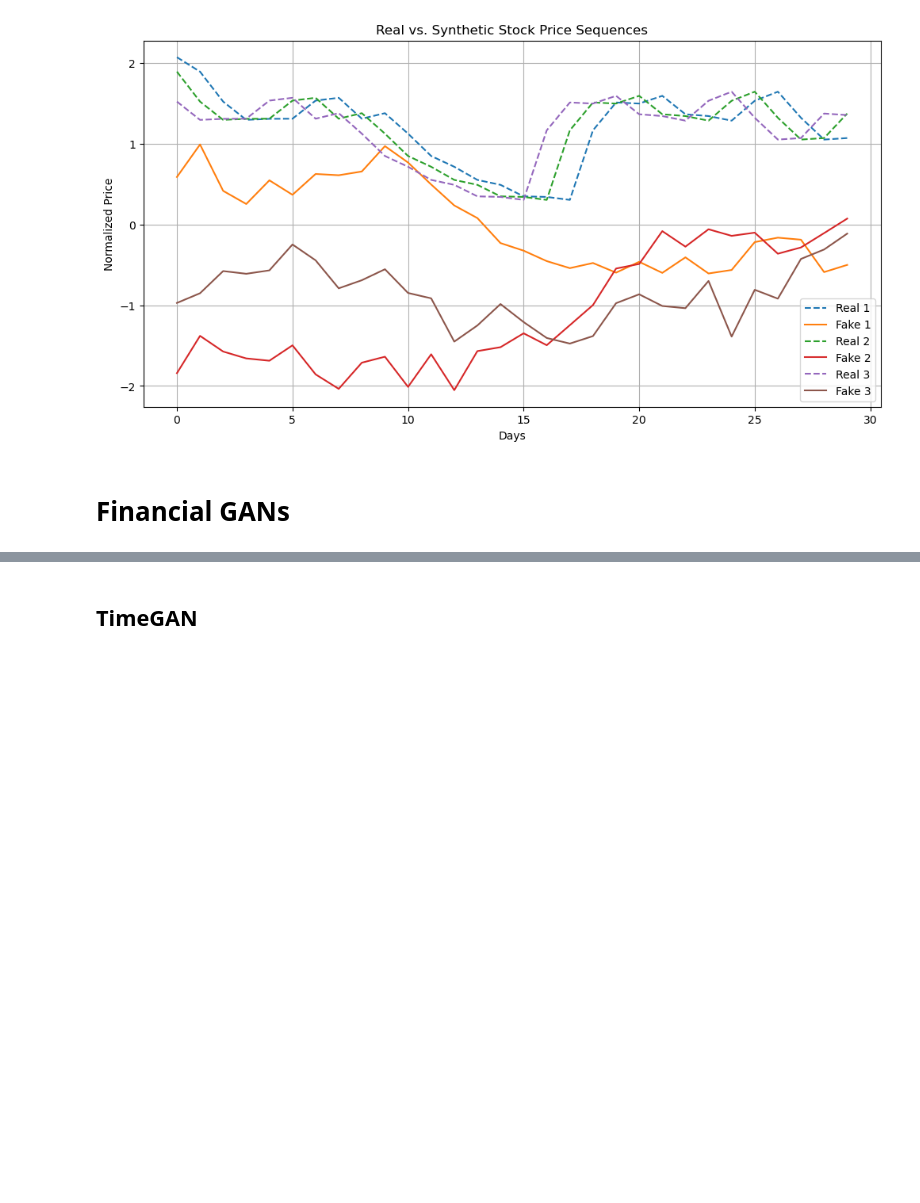
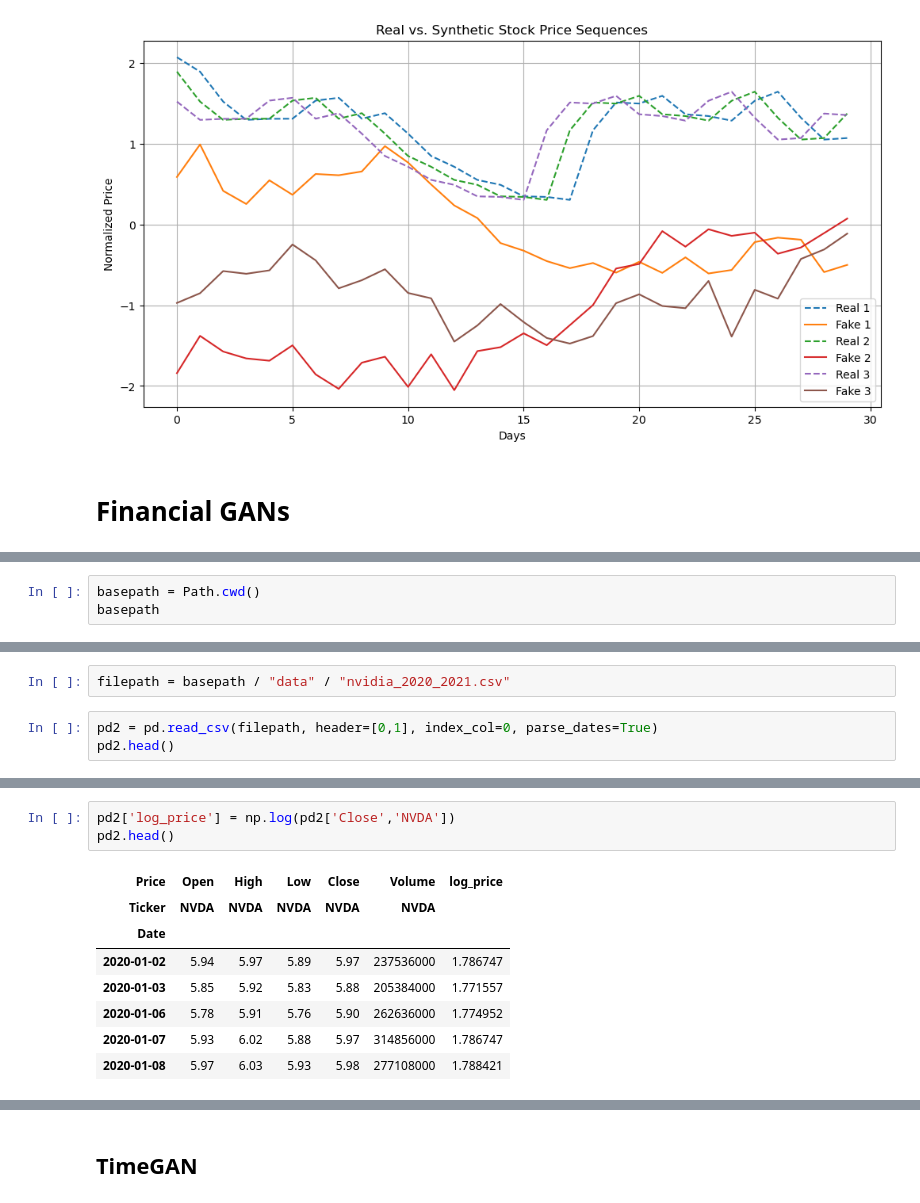
Before and after one commit to victorsobottka/bse-thesis-synthetic-data, a Jupyter notebook: GANs.ipynb, the cells around one changed output, grey strips where cells are left out. Cells and saved outputs as stored; diff of their text form; blank space fills up the shorter version.

```diff
--- a/GANs.ipynb
+++ b/GANs.ipynb
@@ -363,0 +400,3 @@ plt.show()
+# %%
+basepath = Path.cwd()
+basepath
@@ -363,0 +405,5 @@ plt.show()
+# %%
+filepath = basepath / "data" / "nvidia_2020_2021.csv"
+# %%
+pd2 = pd.read_csv(filepath, header=[0,1], index_col=0, parse_dates=True)
+pd2.head()
@@ -363,0 +419,12 @@ plt.show()
+# %%
+pd2['log_price'] = np.log(pd2['Close','NVDA'])
+pd2.head()
+# %% [output]
+| Price | Open | High | Low | Close | Volume | log_price |
+| Ticker | NVDA | NVDA | NVDA | NVDA | NVDA |  |
+| Date |  |  |  |  |  |  |
+| 2020-01-02 | 5.94 | 5.97 | 5.89 | 5.97 | 237536000 | 1.786747 |
+| 2020-01-03 | 5.85 | 5.92 | 5.83 | 5.88 | 205384000 | 1.771557 |
+| 2020-01-06 | 5.78 | 5.91 | 5.76 | 5.90 | 262636000 | 1.774952 |
+| 2020-01-07 | 5.93 | 6.02 | 5.88 | 5.97 | 314856000 | 1.786747 |
+| 2020-01-08 | 5.97 | 6.03 | 5.93 | 5.98 | 277108000 | 1.788421 |
```
Also changed, not shown: parts of 23 cells of this notebook, 13 other files.
